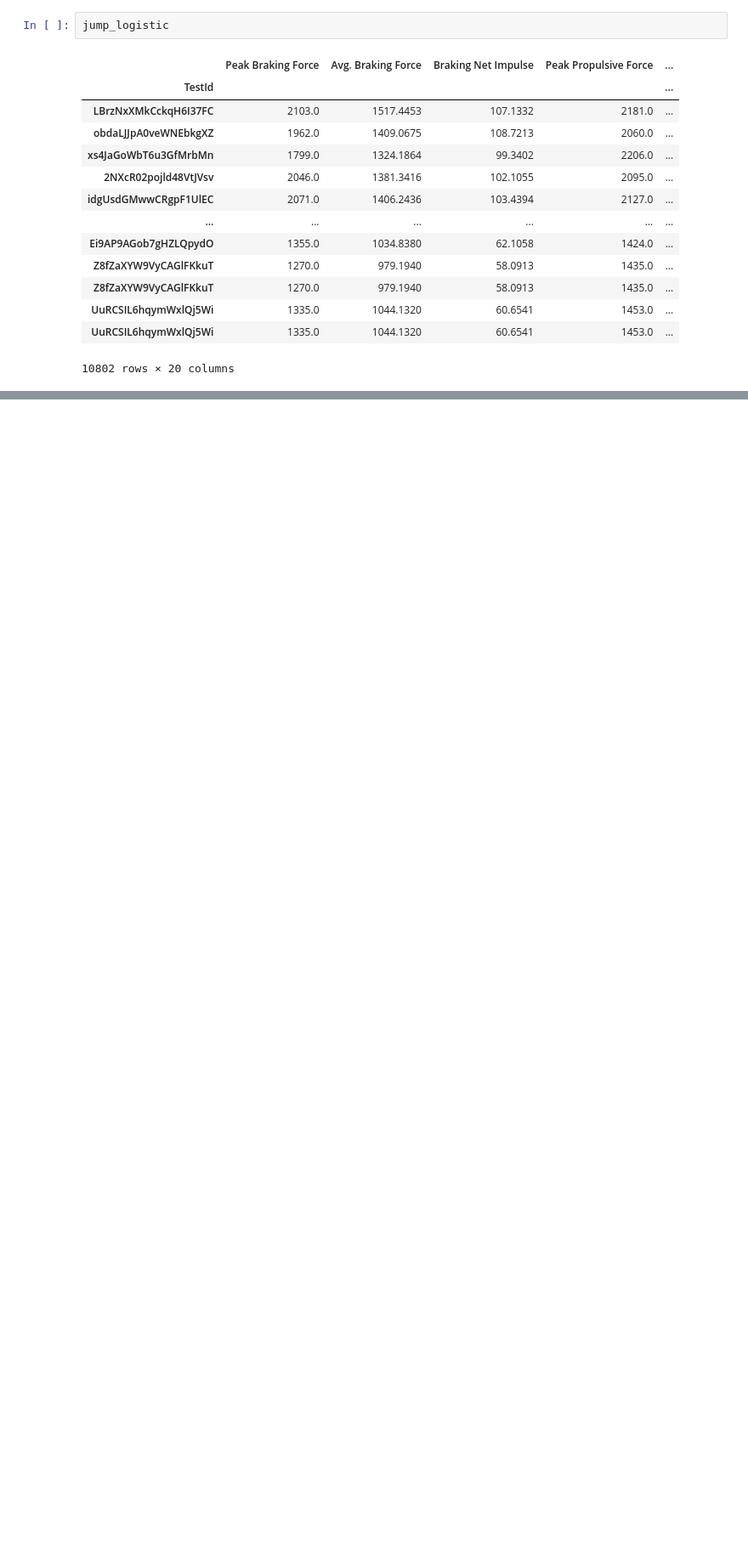
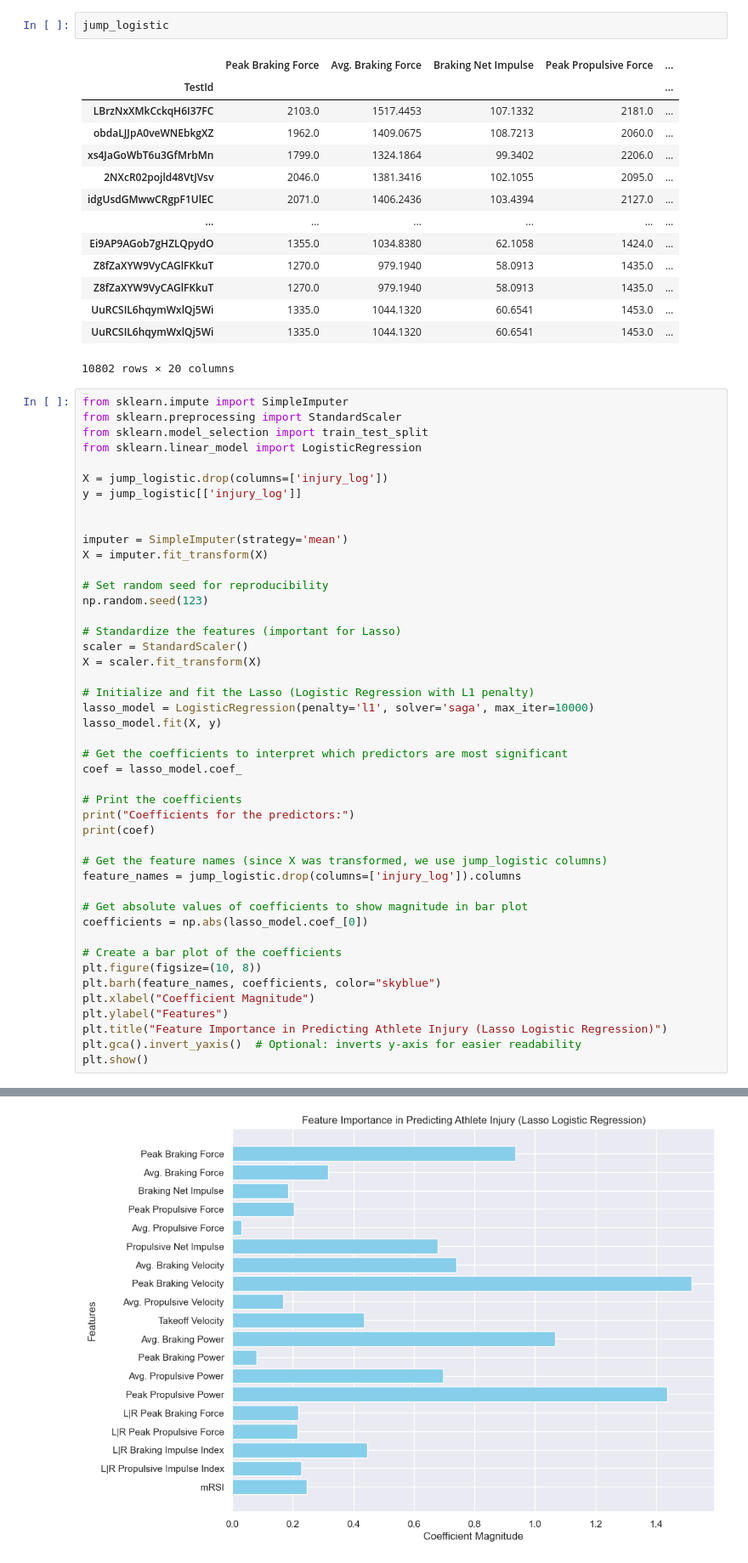
Before and after one commit to bachnguyen234/da301-isaac-athletics, a Jupyter notebook: bach_jump_data.ipynb, the cells around one changed output, grey strips where cells are left out. Shown: that part at 85% size. Saved outputs shown, nothing was run; the diff lists cells and outputs as text; blank space fills up the shorter version.

Commit message:
lasso

```diff
--- a/bach_jump_data.ipynb
+++ b/bach_jump_data.ipynb
@@ -355,3 +348,49 @@ jump_logistic
 | UuRCSIL6hqymWxlQj5Wi | 1335.0 | 1044.1320 | 60.6541 | 1453.0 | ... |
 | UuRCSIL6hqymWxlQj5Wi | 1335.0 | 1044.1320 | 60.6541 | 1453.0 | ... |
 10802 rows × 20 columns
+# %%
+from sklearn.impute import SimpleImputer
+from sklearn.preprocessing import StandardScaler
+from sklearn.model_selection import train_test_split
+from sklearn.linear_model import LogisticRegression
+
+X = jump_logistic.drop(columns=['injury_log'])
+y = jump_logistic[['injury_log']]
+
+
+imputer = SimpleImputer(strategy='mean')
+X = imputer.fit_transform(X)
+
+# Set random seed for reproducibility
+np.random.seed(123)
+
+# Standardize the features (important for Lasso)
+scaler = StandardScaler()
+X = scaler.fit_transform(X)
+
+# Initialize and fit the Lasso (Logistic Regression with L1 penalty)
+lasso_model = LogisticRegression(penalty='l1', solver='saga', max_iter=10000)
+lasso_model.fit(X, y)
+
+# Get the coefficients to interpret which predictors are most significant
+coef = lasso_model.coef_
+
+# Print the coefficients
+print("Coefficients for the predictors:")
+print(coef)
+
+# Get the feature names (since X was transformed, we use jump_logistic columns)
+feature_names = jump_logistic.drop(columns=['injury_log']).columns
+
+# Get absolute values of coefficients to show magnitude in bar plot
+coefficients = np.abs(lasso_model.coef_[0])
+
+# Create a bar plot of the coefficients
+plt.figure(figsize=(10, 8))
+plt.barh(feature_names, coefficients, color="skyblue")
+plt.xlabel("Coefficient Magnitude")
+plt.ylabel("Features")
+plt.title("Feature Importance in Predicting Athlete Injury (Lasso Logistic Regression)")
+plt.gca().invert_yaxis()  # Optional: inverts y-axis for easier readability
+plt.show()
+# %% [output]
@@ -357,0 +402 @@ jump_logistic
+[figure, added]
```
Also changed, not shown: parts of 3 cells of this notebook.
